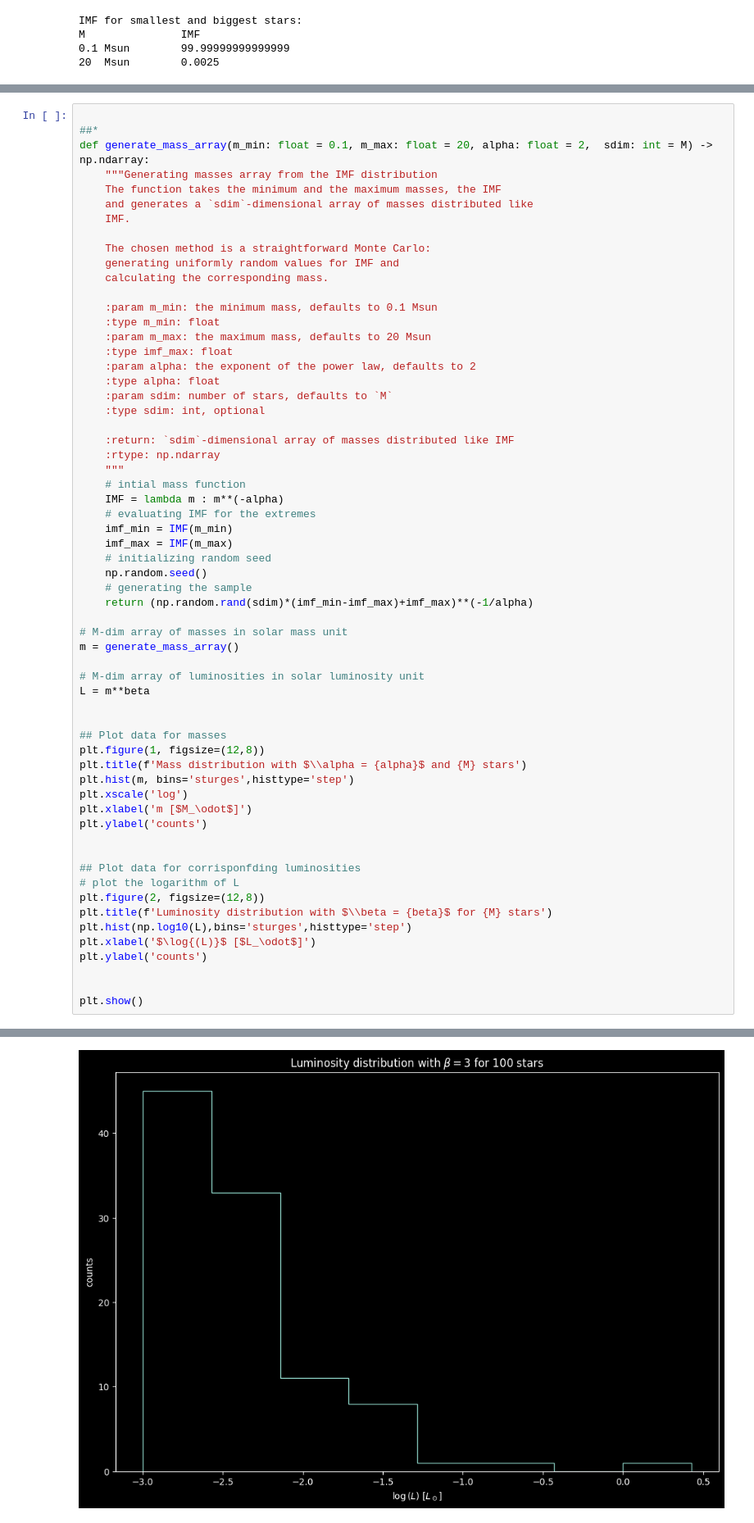
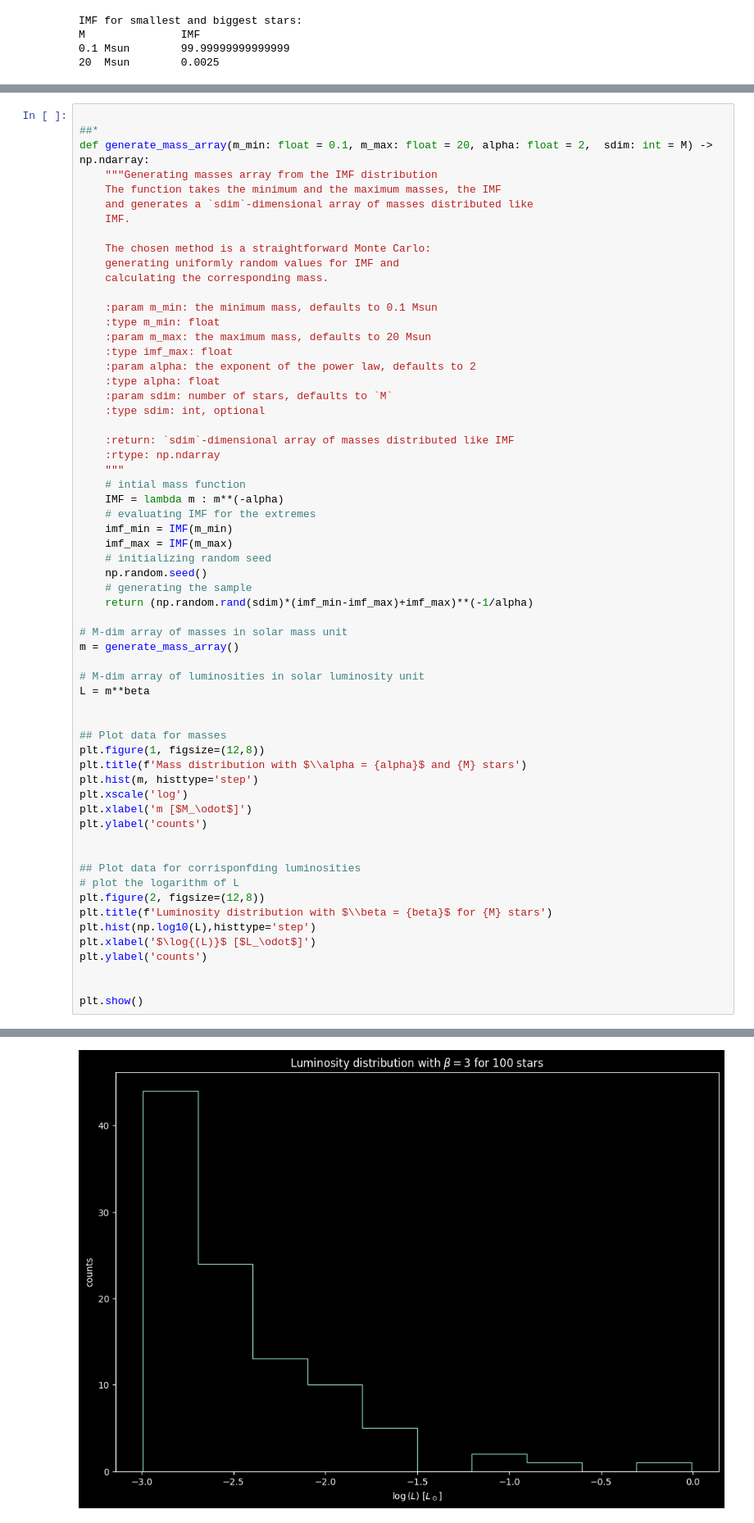
Before and after one commit to 00-berni/proj_2, a Jupyter notebook: notebook/implementation_notebook.ipynb, the cells around one changed output, grey strips where cells are left out. Shown at 82% size. Drawn from its saved outputs; the diff is of its cells as text.

```diff
--- a/notebook/implementation_notebook.ipynb
+++ b/notebook/implementation_notebook.ipynb
@@ -99,7 +116,7 @@ L = m**beta
 ## Plot data for masses
 plt.figure(1, figsize=(12,8))
 plt.title(f'Mass distribution with $\\alpha = {alpha}$ and {M} stars')
-plt.hist(m, bins='sturges',histtype='step')
+plt.hist(m, histtype='step')
 plt.xscale('log')
 plt.xlabel('m [$M_\odot$]')
 plt.ylabel('counts')
@@ -109,7 +126,7 @@ plt.ylabel('counts')
 # plot the logarithm of L
 plt.figure(2, figsize=(12,8))
 plt.title(f'Luminosity distribution with $\\beta = {beta}$ for {M} stars')
-plt.hist(np.log10(L),bins='sturges',histtype='step')
+plt.hist(np.log10(L),histtype='step')
 plt.xlabel('$\log{(L)}$ [$L_\odot$]')
 plt.ylabel('counts')
 
@@ -120,2 +137,2 @@ plt.show()
-[figure, old version]
+[figure, new version]
 # %% [markdown]
```
Also changed, not shown: parts of 22 cells of this notebook, 2 other files.
